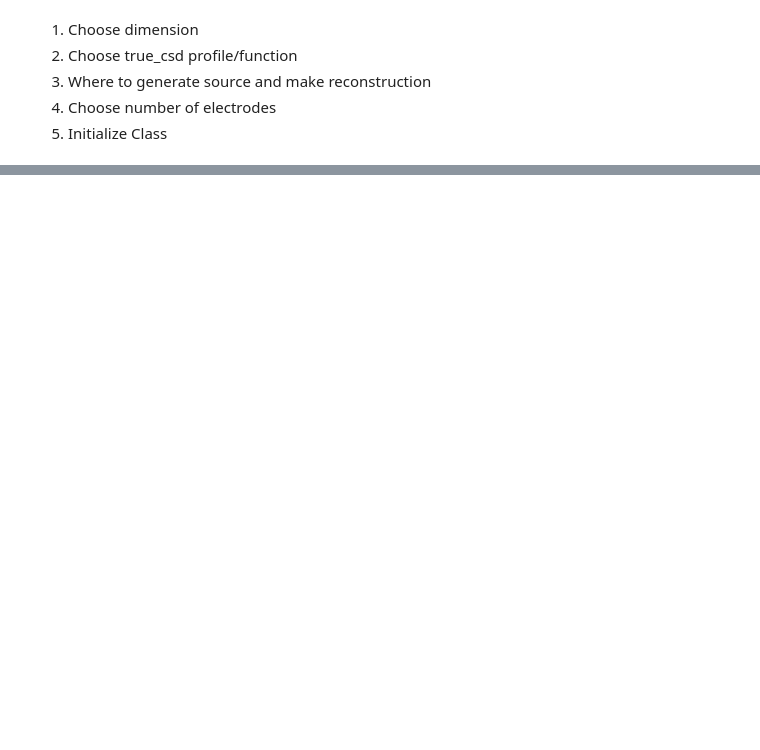
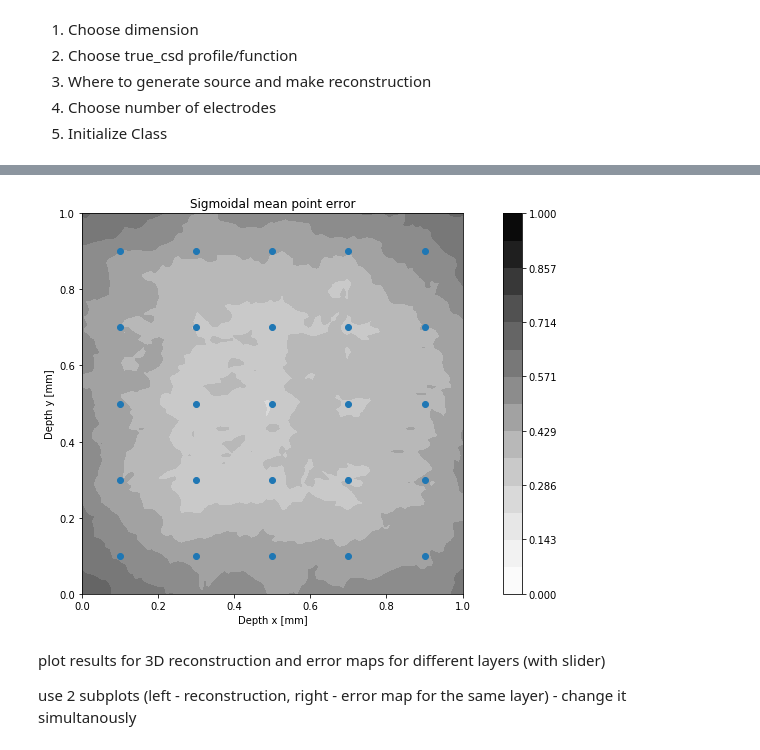
Before and after one commit to Neuroinflab/kCSD-python, a Jupyter notebook: kcsd_tutorial.ipynb, the cells around one changed output, grey strips where cells are left out. Cells and saved outputs as stored; diff of their text form; code cells hidden in the pictures; blank space fills up the shorter version.

```diff
--- a/kcsd_tutorial.ipynb
+++ b/kcsd_tutorial.ipynb
@@ -56,0 +152,42 @@ k = config.kCSD(config.csd_profile, 1, total_ele=nr_ele_select.value, true_csd_x
+# %%
+def plot_mean_error(point_error, ele_pos):
+        """
+        Creates plot of mean error calculated separately for every point of
+        estimation space
+
+        Parameters
+        ----------
+        point_error: numpy array
+
+        Returns
+        -------
+        None
+        """
+        ele_x = ele_pos[:, 0]
+        ele_y = ele_pos[:, 1]
+        x, y = np.mgrid[0:1:
+                        np.complex(0, 100),
+                        0:1:
+                        np.complex(0, 100)]
+        mean_error = err.sigmoid_mean(point_error)
+        print(mean_error.shape)
+        plt.figure(figsize=(12, 7))
+        ax1 = plt.subplot(111, aspect='equal')
+        levels = np.linspace(0, 1., 15)
+        im = ax1.contourf(x, y, mean_error, levels=levels, cmap='Greys')
+        plt.colorbar(im, fraction=0.046, pad=0.06)
+        plt.scatter(ele_x, ele_y)
+        ax1.set_xlabel('Depth x [mm]')
+        ax1.set_ylabel('Depth y [mm]')
+        ax1.set_title('Sigmoidal mean point error')
+        plt.show()
+        return
+# %%
+plot_mean_error(point_error, ele_pos)
+# %% [output]
+[figure, added]
+# %% [markdown]
+plot results for 3D reconstruction and error maps for different layers (with slider)
+
+
+use 2 subplots (left - reconstruction, right - error map for the same layer) - change it simultanously
```
Also changed, not shown: parts of 40 cells of this notebook, 7 other files.
